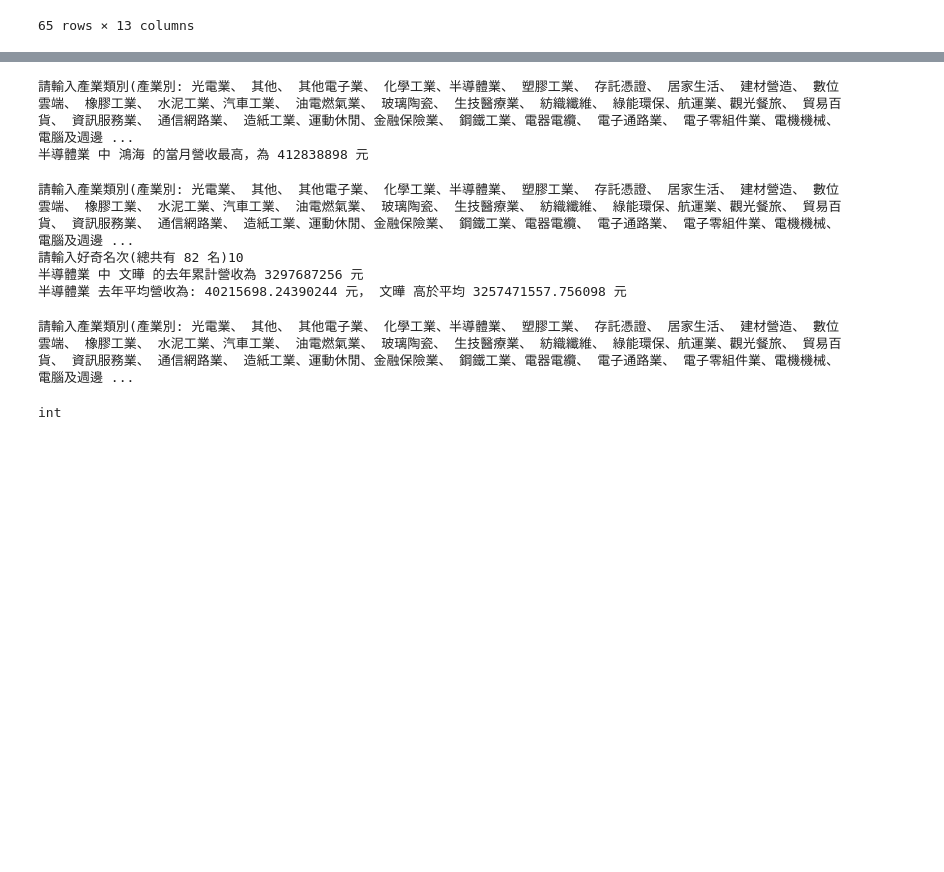
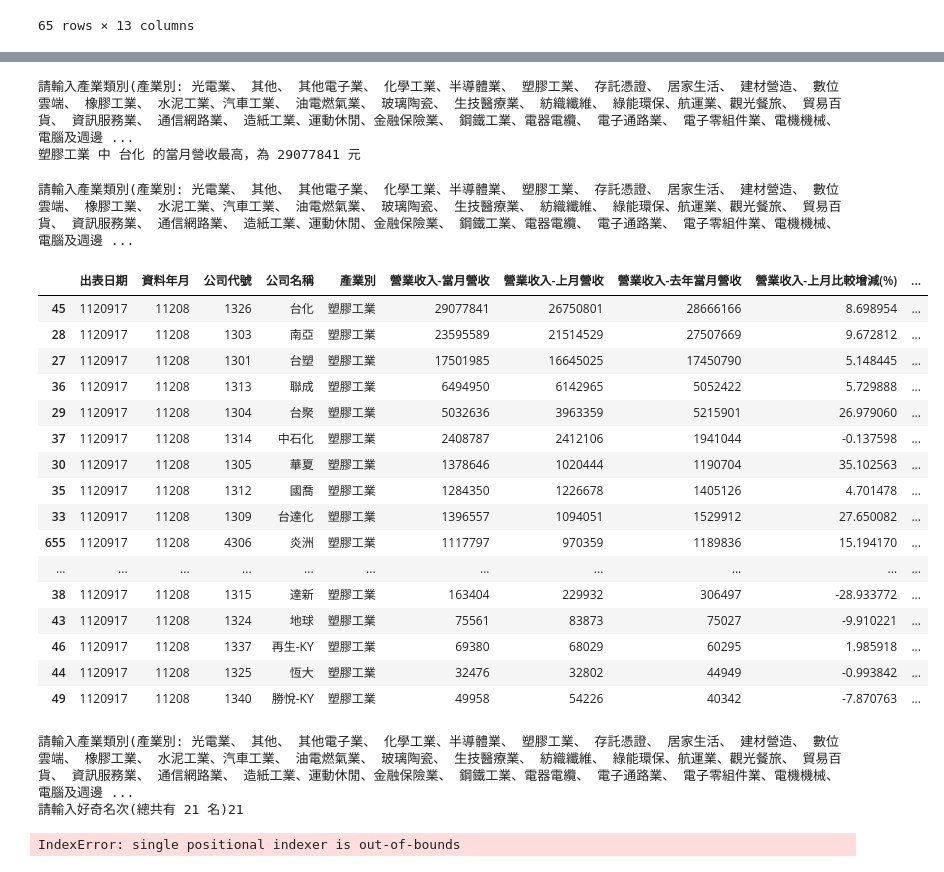
Before and after one commit to Timmylin02/Tingyu, a Jupyter notebook: HW2.ipynb, the cells around one changed output, grey strips where cells are left out. Drawn from its saved outputs; the diff is of its cells as text; code cells hidden in the pictures; blank space fills up the shorter version.

```diff
--- a/HW2.ipynb
+++ b/HW2.ipynb
@@ -82,16 +86,41 @@ df[df['產業別']==industry]
 # %%
 #根據提問回答 該產業當月營收最高
 industry = input('請輸入產業類別(產業別: 光電業、 其他、 其他電子業、 化學工業、半導體業、 塑膠工業、 存託憑證、 居家生活、 建材營造、 數位雲端、 橡膠工業、 水泥工業、汽車工業、 油電燃氣業、 玻璃陶瓷、 生技醫療業、 紡織纖維、 綠能環保、航運業、觀光餐旅、 貿易百貨、 資訊服務業、 通信網路業、 造紙工業、運動休閒、金融保險業、 鋼鐵工業、電器電纜、 電子通路業、 電子零組件業、電機機械、電腦及週邊設備業、 食品工業):')
-df[df['產業別'] == industry]
+filtered_df = df[df['產業別'] == industry]
 
-df_sorted = df.sort_values(by='營業收入-當月營收', ascending=False)
+df_sorted = filtered_df.sort_values(by='營業收入-當月營收', ascending=False)
 company_name = df_sorted.head(1)['公司名稱'].values[0]
 revenue = df_sorted.head(1)['營業收入-當月營收'].values[0]
 
 print(industry,'中',company_name,'的當月營收最高，為',revenue,'元')
 # %% [output]
 請輸入產業類別(產業別: 光電業、 其他、 其他電子業、 化學工業、半導體業、 塑膠工業、 存託憑證、 居家生活、 建材營造、 數位雲端、 橡膠工業、 水泥工業、汽車工業、 油電燃氣業、 玻璃陶瓷、 生技醫療業、 紡織纖維、 綠能環保、航運業、觀光餐旅、 貿易百貨、 資訊服務業、 通信網路業、 造紙工業、運動休閒、金融保險業、 鋼鐵工業、電器電纜、 電子通路業、 電子零組件業、電機機械、電腦及週邊 ...
-半導體業 中 鴻海 的當月營收最高，為 412838898 元
+塑膠工業 中 台化 的當月營收最高，為 29077841 元
+# %%
+industry = input('請輸入產業類別(產業別: 光電業、 其他、 其他電子業、 化學工業、半導體業、 塑膠工業、 存託憑證、 居家生活、 建材營造、 數位雲端、 橡膠工業、 水泥工業、汽車工業、 油電燃氣業、 玻璃陶瓷、 生技醫療業、 紡織纖維、 綠能環保、航運業、觀光餐旅、 貿易百貨、 資訊服務業、 通信網路業、 造紙工業、運動休閒、金融保險業、 鋼鐵工業、電器電纜、 電子通路業、 電子零組件業、電機機械、電腦及週邊設備業、 食品工業):')
+filtered_df = df[df['產業別'] == industry]
+
+df_sorted = filtered_df.sort_values(by='累計營業收入-去年累計營收', ascending=False)
+df_sorted
+# %% [output]
+請輸入產業類別(產業別: 光電業、 其他、 其他電子業、 化學工業、半導體業、 塑膠工業、 存託憑證、 居家生活、 建材營造、 數位雲端、 橡膠工業、 水泥工業、汽車工業、 油電燃氣業、 玻璃陶瓷、 生技醫療業、 紡織纖維、 綠能環保、航運業、觀光餐旅、 貿易百貨、 資訊服務業、 通信網路業、 造紙工業、運動休閒、金融保險業、 鋼鐵工業、電器電纜、 電子通路業、 電子零組件業、電機機械、電腦及週邊 ...
+|  | 出表日期 | 資料年月 | 公司代號 | 公司名稱 | 產業別 | 營業收入-當月營收 | 營業收入-上月營收 | 營業收入-去年當月營收 | 營業收入-上月比較增減(%) | ... |
+| 45 | 1120917 | 11208 | 1326 | 台化 | 塑膠工業 | 29077841 | 26750801 | 28666166 | 8.698954 | ... |
+| 28 | 1120917 | 11208 | 1303 | 南亞 | 塑膠工業 | 23595589 | 21514529 | 27507669 | 9.672812 | ... |
+| 27 | 1120917 | 11208 | 1301 | 台塑 | 塑膠工業 | 17501985 | 16645025 | 17450790 | 5.148445 | ... |
+| 36 | 1120917 | 11208 | 1313 | 聯成 | 塑膠工業 | 6494950 | 6142965 | 5052422 | 5.729888 | ... |
+| 29 | 1120917 | 11208 | 1304 | 台聚 | 塑膠工業 | 5032636 | 3963359 | 5215901 | 26.979060 | ... |
+| 37 | 1120917 | 11208 | 1314 | 中石化 | 塑膠工業 | 2408787 | 2412106 | 1941044 | -0.137598 | ... |
+| 30 | 1120917 | 11208 | 1305 | 華夏 | 塑膠工業 | 1378646 | 1020444 | 1190704 | 35.102563 | ... |
+| 35 | 1120917 | 11208 | 1312 | 國喬 | 塑膠工業 | 1284350 | 1226678 | 1405126 | 4.701478 | ... |
+| 33 | 1120917 | 11208 | 1309 | 台達化 | 塑膠工業 | 1396557 | 1094051 | 1529912 | 27.650082 | ... |
+| 655 | 1120917 | 11208 | 4306 | 炎洲 | 塑膠工業 | 1117797 | 970359 | 1189836 | 15.194170 | ... |
+| ... | ... | ... | ... | ... | ... | ... | ... | ... | ... | ... |
+| 38 | 1120917 | 11208 | 1315 | 達新 | 塑膠工業 | 163404 | 229932 | 306497 | -28.933772 | ... |
+| 43 | 1120917 | 11208 | 1324 | 地球 | 塑膠工業 | 75561 | 83873 | 75027 | -9.910221 | ... |
+| 46 | 1120917 | 11208 | 1337 | 再生-KY | 塑膠工業 | 69380 | 68029 | 60295 | 1.985918 | ... |
+| 44 | 1120917 | 11208 | 1325 | 恆大 | 塑膠工業 | 32476 | 32802 | 44949 | -0.993842 | ... |
+| 49 | 1120917 | 11208 | 1340 | 勝悅-KY | 塑膠工業 | 49958 | 54226 | 40342 | -7.870763 | ... |
 # %%
 #根據提問回答 該產業去年累計營收最高和平均營收的關係
 
@@ -101,8 +130,10 @@ industry = input('請輸入產業類別(產業別: 光電業、 其他、 其他
 filtered_df = df[df['產業別'] == industry]
 
 row_count = filtered_df.shape[0]
+df_sorted = filtered_df.sort_values(by='累計營業收入-去年累計營收', ascending=False)
 number=input(f'請輸入好奇名次(總共有 {row_count} 名)')
-company_name = df_sorted.iloc[int(number)]['公司名稱']
+company_name = df_sorted.iloc[int(number)-1]['公司名稱']
+company_money = df_sorted.iloc[int(number)-1]['累計營業收入-去年累計營收']
 total = 0
 
 for i in range(row_count):
@@ -111,30 +142,15 @@ for i in range(row_count):
 
 average = total/row_count
 
-if total>average:
-    money=total-average
-    print(industry,'中',company_name,'的去年累計營收為',total,'元')
+if company_money>average:
+    money=company_money-average
+    print(industry,'中',company_name,'的去年累計營收為',company_money,'元')
     print(industry,f"去年平均營收為: {average}",'元，',company_name,'高於平均',money,'元')
 else:
-    money=average-total
-    print(industry,'中',company_name,'的去年累計營收為',total,'元')
+    money=average-company_money
+    print(industry,'中',company_name,'的去年累計營收為',company_money,'元')
     print(industry,f"去年平均營收為: {average}",'元',company_name,'低於平均',money,'元')
 # %% [output]
 請輸入產業類別(產業別: 光電業、 其他、 其他電子業、 化學工業、半導體業、 塑膠工業、 存託憑證、 居家生活、 建材營造、 數位雲端、 橡膠工業、 水泥工業、汽車工業、 油電燃氣業、 玻璃陶瓷、 生技醫療業、 紡織纖維、 綠能環保、航運業、觀光餐旅、 貿易百貨、 資訊服務業、 通信網路業、 造紙工業、運動休閒、金融保險業、 鋼鐵工業、電器電纜、 電子通路業、 電子零組件業、電機機械、電腦及週邊 ...
-請輸入好奇名次(總共有 82 名)10
-半導體業 中 文曄 的去年累計營收為 3297687256 元
-半導體業 去年平均營收為: 40215698.24390244 元， 文曄 高於平均 3257471557.756098 元
+請輸入好奇名次(總共有 21 名)21
+IndexError: single positional indexer is out-of-bounds
-# %%
-import numpy as np
-
-industry = input('請輸入產業類別(產業別: 光電業、 其他、 其他電子業、 化學工業、半導體業、 塑膠工業、 存託憑證、 居家生活、 建材營造、 數位雲端、 橡膠工業、 水泥工業、汽車工業、 油電燃氣業、 玻璃陶瓷、 生技醫療業、 紡織纖維、 綠能環保、航運業、觀光餐旅、 貿易百貨、 資訊服務業、 通信網路業、 造紙工業、運動休閒、金融保險業、 鋼鐵工業、電器電纜、 電子通路業、 電子零組件業、電機機械、電腦及週邊設備業、 食品工業):')
-filtered_df = df[df['產業別'] == industry]
-
-row_count = filtered_df.shape[0]
-type(row_count)
-
-print(industry,'中',company_name,'的當月營收最高，為',total,'元')
-print(f"該產業平均營業收入: {average}",'元')
-# %% [output]
-請輸入產業類別(產業別: 光電業、 其他、 其他電子業、 化學工業、半導體業、 塑膠工業、 存託憑證、 居家生活、 建材營造、 數位雲端、 橡膠工業、 水泥工業、汽車工業、 油電燃氣業、 玻璃陶瓷、 生技醫療業、 紡織纖維、 綠能環保、航運業、觀光餐旅、 貿易百貨、 資訊服務業、 通信網路業、 造紙工業、運動休閒、金融保險業、 鋼鐵工業、電器電纜、 電子通路業、 電子零組件業、電機機械、電腦及週邊 ...
-int
```
Also changed, not shown: parts of 1 cell of this notebook.
